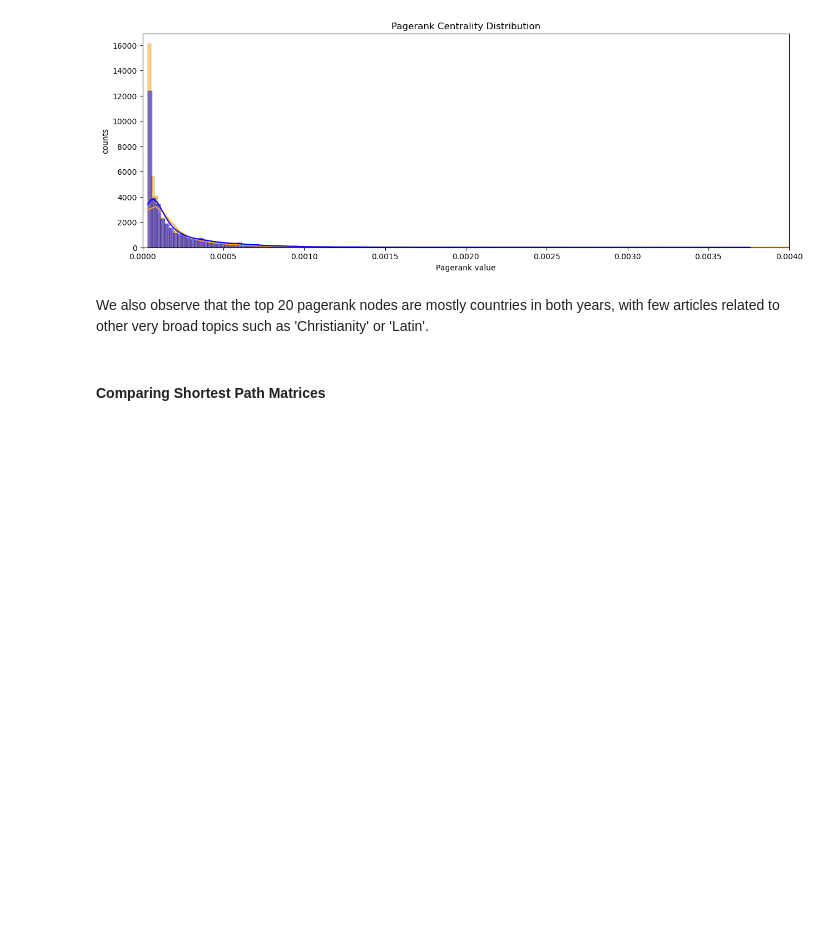
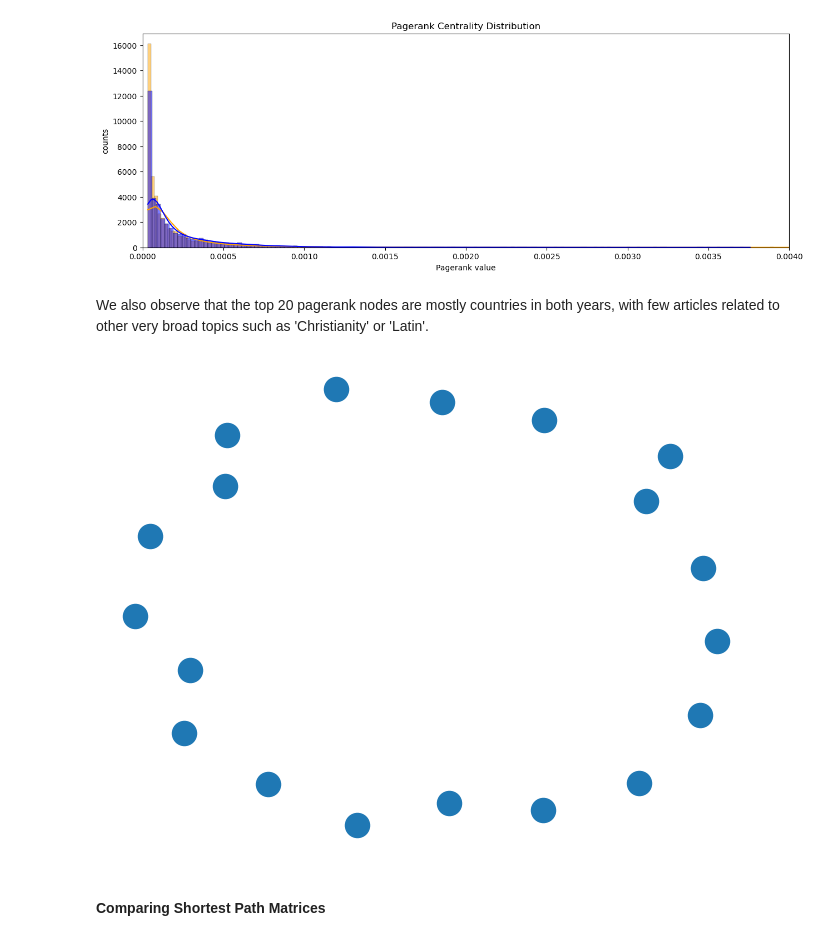
Before and after one commit to epfl-ada/ada-2024-project-outlier-1, a Jupyter notebook: results.ipynb, the cells around one changed output. Saved outputs shown, nothing was run; the diff lists cells and outputs as text; code cells hidden in the pictures; blank space fills up the shorter version.

```diff
--- a/results.ipynb
+++ b/results.ipynb
@@ -1022,6 +1023,20 @@ T test p value : 0.9999999999999971
 [figure]
 # %% [markdown]
 We also observe that the top 20 pagerank nodes are mostly countries in both years, with few articles related to other very broad topics such as 'Christianity' or 'Latin'.
+# %%
+# try to select within SCC the articles with highest pagerank
+
+pagerank_nodes = []
+for scc in main_sccs_2007 :
+    nodes = [key for key in scc],
+    pagerank_nodes.append(max([[key,pagerank_2007[key]] for key in scc]))
+
+node_list = [node[0] for node in pagerank_nodes]
+SCCs = G_2007.subgraph(node_list)
+
+nx.draw(SCCs)
+# %% [output]
+[figure, added]
 # %% [markdown]
 #### Comparing Shortest Path Matrices
 # %% [markdown]
```
Also changed, not shown: parts of 1 cell of this notebook.
